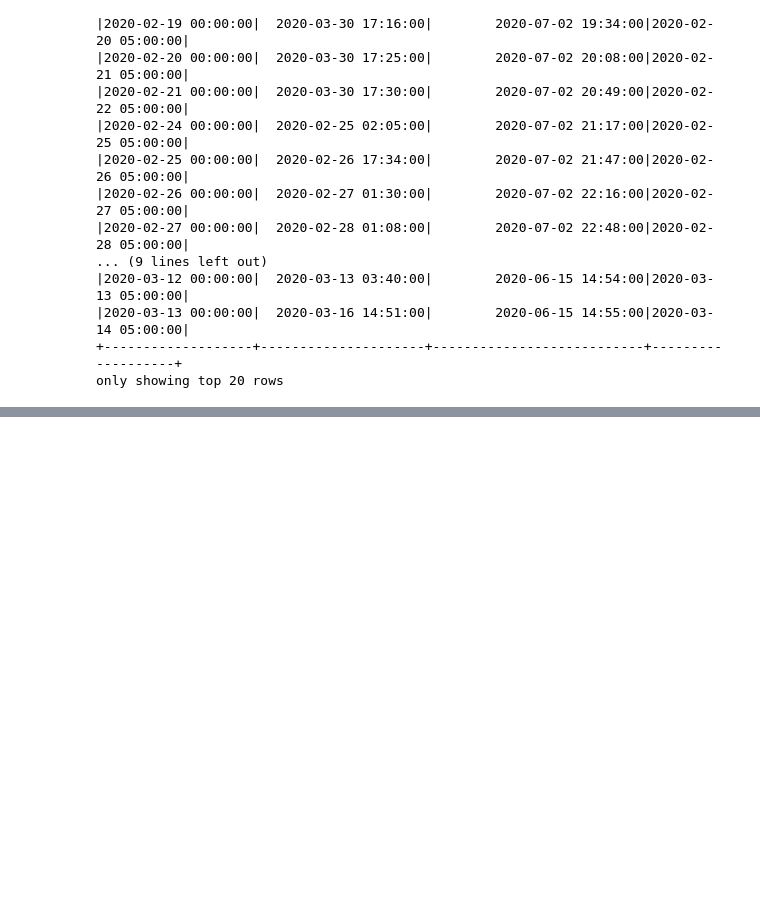
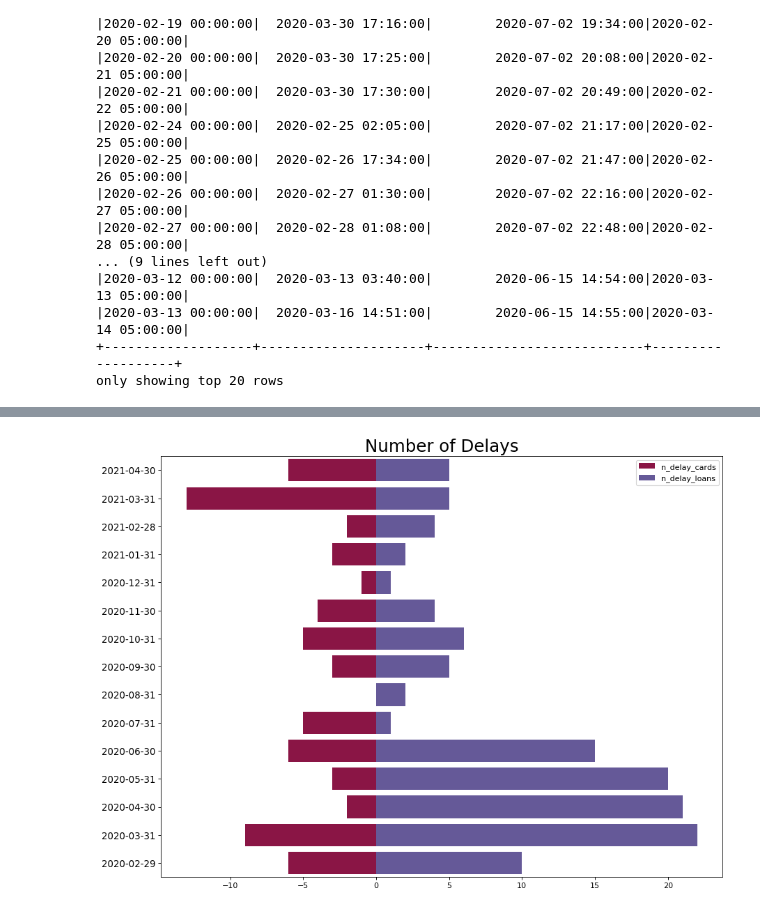
Before and after one commit to erikapat/pyspark_own_functions, a Jupyter notebook: monitorization.ipynb, the cells around one changed output, grey strips where cells are left out. Cells and saved outputs as stored; diff of their text form; code cells hidden in the pictures; blank space fills up the shorter version.

```diff
--- a/monitorization.ipynb
+++ b/monitorization.ipynb
@@ -123,0 +122,10 @@ only showing top 20 rows
+# %%
+# CALCULATE METRICS
+df_input_part = df_input.withColumn('is_delay_loans', sf.when(col('emol_loans_finan_amounts_dp')> col('Execution'), 1).otherwise(0))
+df_input_part = df_input_part.withColumn('is_delay_cards', sf.when(col('emol_cards_amounts_dp')> col('Execution'), 1).otherwise(0))
+df_input_part =df_input_part.select('partition', 'is_delay_loans', 'is_delay_cards').withColumn('monthy_partition', create_partitions_from_df('partition', "yyyy-MM-dd"))
+df_input_part = (df_input_part.groupBy("monthy_partition").agg(sf.sum('is_delay_loans'), sf.sum('is_delay_cards'))
+.withColumnRenamed('sum(is_delay_loans)', 'n_delay_loans')
+.withColumnRenamed('sum(is_delay_cards)', 'n_delay_cards'))
+# %%
+df_input_part.sort('monthy_partition', ascending = False).show()
@@ -124 +152,16 @@ only showing top 20 rows
+# %%
+df_input_part = (df_input_part.withColumn('n_delay_cards', -1*col('n_delay_cards')))
+df_input_part = to_explode(df_input_part,['monthy_partition'])
+
+group_col = 'field'
+x_values = 'movs'
+cat = 'monthy_partition'
+title = "Number of Delays"
+x_title = ""
+ylabel = ""
+
+plot_piramid(df_input_part.toPandas().sort_values(by=[cat]),
+             group_col, x_values, cat, title, x_title, ylabel)
+# %% [output]
+[figure, added]
 # %%
```
Also changed, not shown: parts of 13 cells of this notebook, 1 other file.
